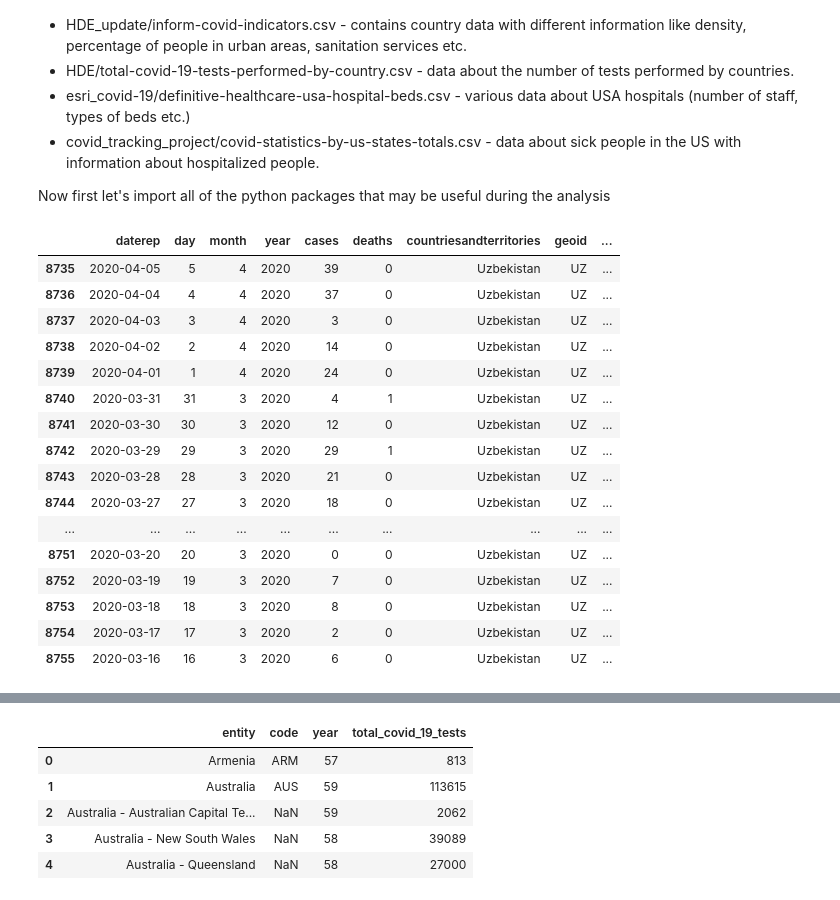
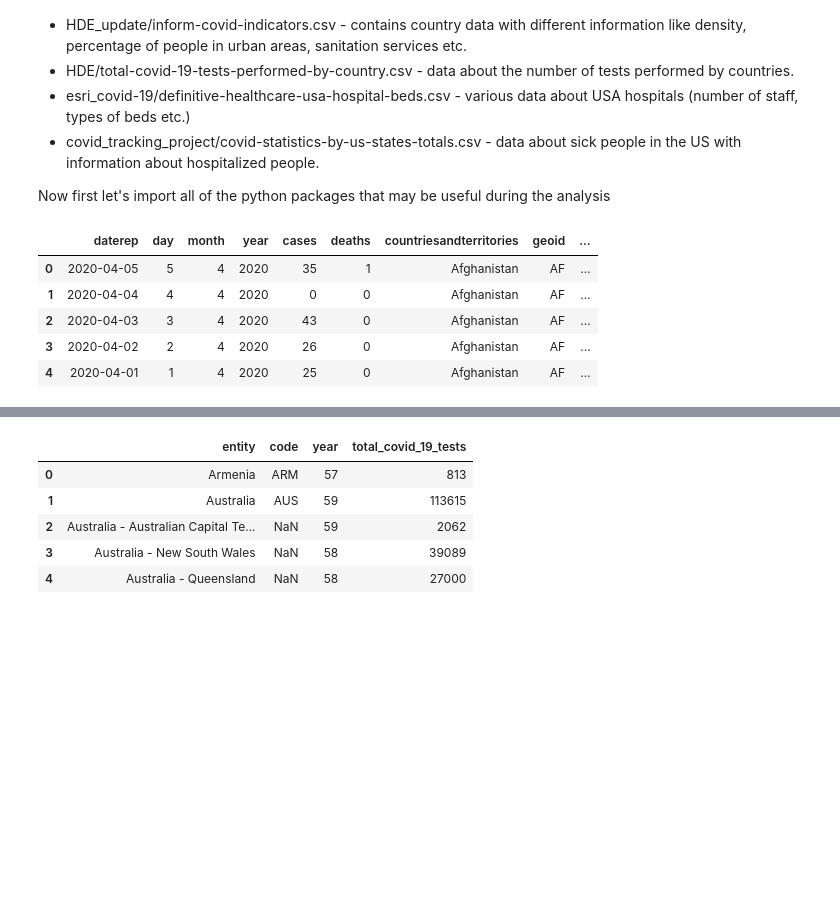
Before and after one commit to WernherVonData/Covid-19-Uncover-Challange, a Jupyter notebook: Be safe - who is in the biggest need of PPE.ipynb, the cells around one changed output, grey strips where cells are left out. Saved outputs shown, nothing was run; the diff lists cells and outputs as text; code cells hidden in the pictures; blank space fills up the shorter version.

Commit message:
Analysis of the infections

```diff
--- a/Be safe - who is in the biggest need of PPE.ipynb
+++ b/Be safe - who is in the biggest need of PPE.ipynb
@@ -22,23 +22,12 @@ import seaborn as sns
 sns.set_style('dark')
 # %%
 ecdc_infections = pd.read_csv('kaggle/input/uncover/UNCOVER/ECDC/current-data-on-the-geographic-distribution-of-covid-19-cases-worldwide.csv')
+ecdc_latest_date = ecdc_infections.sort_values(by="daterep", ascending=False)["daterep"].values[0]
 ecdc_infections.head()
-ecdc_infections[ecdc_infections['countriesandterritories']=='Uzbekistan']
 # %% [output]
 |  | daterep | day | month | year | cases | deaths | countriesandterritories | geoid | ... |
-| 8735 | 2020-04-05 | 5 | 4 | 2020 | 39 | 0 | Uzbekistan | UZ | ... |
-| 8736 | 2020-04-04 | 4 | 4 | 2020 | 37 | 0 | Uzbekistan | UZ | ... |
-| 8737 | 2020-04-03 | 3 | 4 | 2020 | 3 | 0 | Uzbekistan | UZ | ... |
-| 8738 | 2020-04-02 | 2 | 4 | 2020 | 14 | 0 | Uzbekistan | UZ | ... |
-| 8739 | 2020-04-01 | 1 | 4 | 2020 | 24 | 0 | Uzbekistan | UZ | ... |
-| 8740 | 2020-03-31 | 31 | 3 | 2020 | 4 | 1 | Uzbekistan | UZ | ... |
-| 8741 | 2020-03-30 | 30 | 3 | 2020 | 12 | 0 | Uzbekistan | UZ | ... |
-| 8742 | 2020-03-29 | 29 | 3 | 2020 | 29 | 1 | Uzbekistan | UZ | ... |
-| 8743 | 2020-03-28 | 28 | 3 | 2020 | 21 | 0 | Uzbekistan | UZ | ... |
-| 8744 | 2020-03-27 | 27 | 3 | 2020 | 18 | 0 | Uzbekistan | UZ | ... |
-| ... | ... | ... | ... | ... | ... | ... | ... | ... | ... |
-| 8751 | 2020-03-20 | 20 | 3 | 2020 | 0 | 0 | Uzbekistan | UZ | ... |
-| 8752 | 2020-03-19 | 19 | 3 | 2020 | 7 | 0 | Uzbekistan | UZ | ... |
-| 8753 | 2020-03-18 | 18 | 3 | 2020 | 8 | 0 | Uzbekistan | UZ | ... |
-| 8754 | 2020-03-17 | 17 | 3 | 2020 | 2 | 0 | Uzbekistan | UZ | ... |
-| 8755 | 2020-03-16 | 16 | 3 | 2020 | 6 | 0 | Uzbekistan | UZ | ... |
+| 0 | 2020-04-05 | 5 | 4 | 2020 | 35 | 1 | Afghanistan | AF | ... |
+| 1 | 2020-04-04 | 4 | 4 | 2020 | 0 | 0 | Afghanistan | AF | ... |
+| 2 | 2020-04-03 | 3 | 4 | 2020 | 43 | 0 | Afghanistan | AF | ... |
+| 3 | 2020-04-02 | 2 | 4 | 2020 | 26 | 0 | Afghanistan | AF | ... |
+| 4 | 2020-04-01 | 1 | 4 | 2020 | 25 | 0 | Afghanistan | AF | ... |
```
Also changed, not shown: parts of 15 cells of this notebook.
